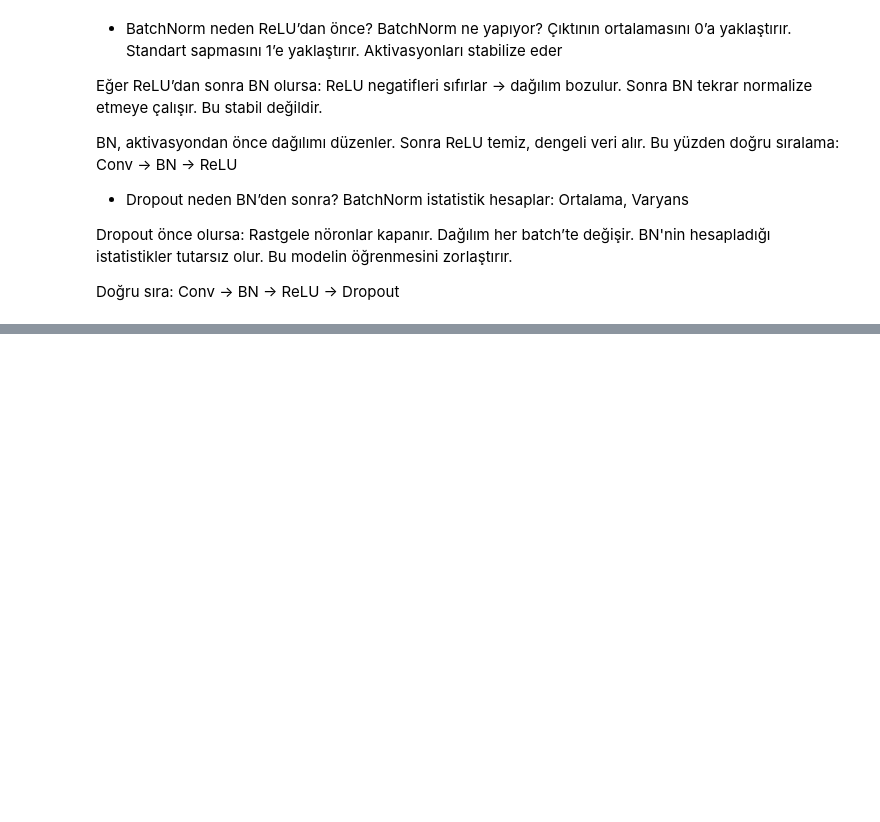
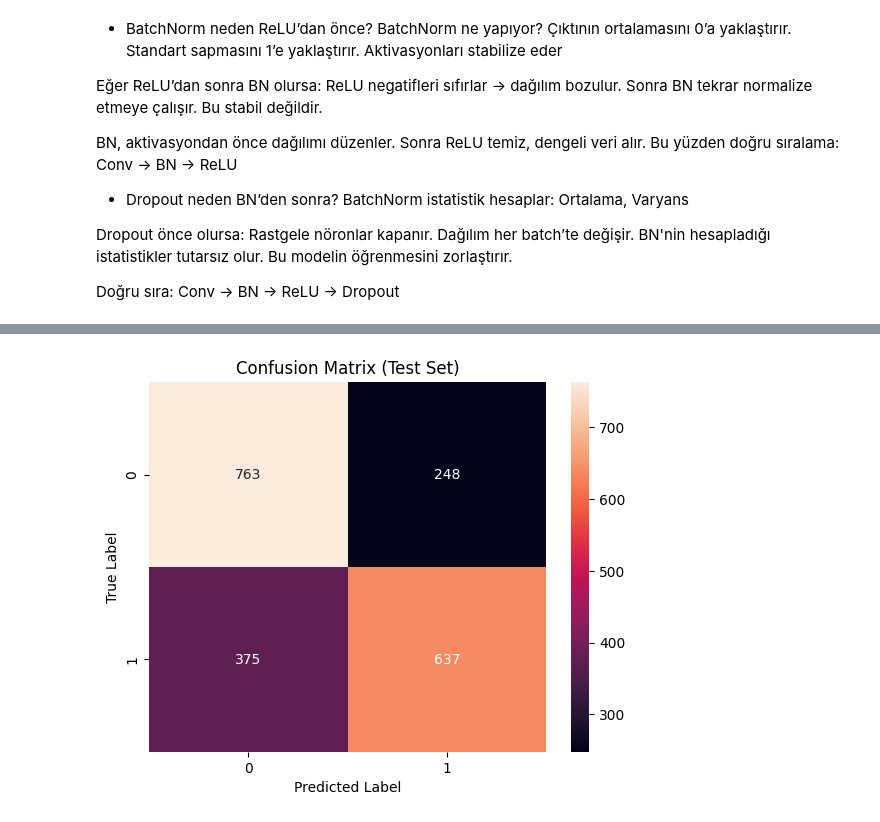
Before and after one commit to beyzahiz/Cats-Dogs-CNN-Classifier, a Jupyter notebook: Cats_Dogs.ipynb, the cells around one changed output, grey strips where cells are left out. Cells and saved outputs as stored; diff of their text form; code cells hidden in the pictures; blank space fills up the shorter version.

```diff
--- a/Cats_Dogs.ipynb
+++ b/Cats_Dogs.ipynb
@@ -635,0 +663,34 @@ print(cm)
+# %%
+from sklearn.metrics import confusion_matrix
+import numpy as np
+import seaborn as sns
+import matplotlib.pyplot as plt
+import tensorflow as tf # Import tensorflow to use image_dataset_from_directory
+
+# Define test_ds using test_dir, which is available from previous cells
+test_ds = tf.keras.utils.image_dataset_from_directory(
+    test_dir,
+    image_size=(150, 150),
+    batch_size=32,
+    shuffle=False # Typically, test sets are not shuffled
+)
+
+y_true = []
+y_pred = []
+
+for images, labels in test_ds:
+    predictions = model.predict(images)
+    predictions = (predictions > 0.5).astype(int)
+
+    y_true.extend(labels.numpy())
+    y_pred.extend(predictions.flatten())
+
+cm = confusion_matrix(y_true, y_pred)
+
+plt.figure()
+sns.heatmap(cm, annot=True, fmt="d")
+plt.title("Confusion Matrix (Test Set)")
+plt.xlabel("Predicted Label")
+plt.ylabel("True Label")
+plt.show()
+# %% [output]
@@ -635,0 +714 @@ print(cm)
+[figure, added]
```
Also changed, not shown: parts of 15 cells of this notebook.
